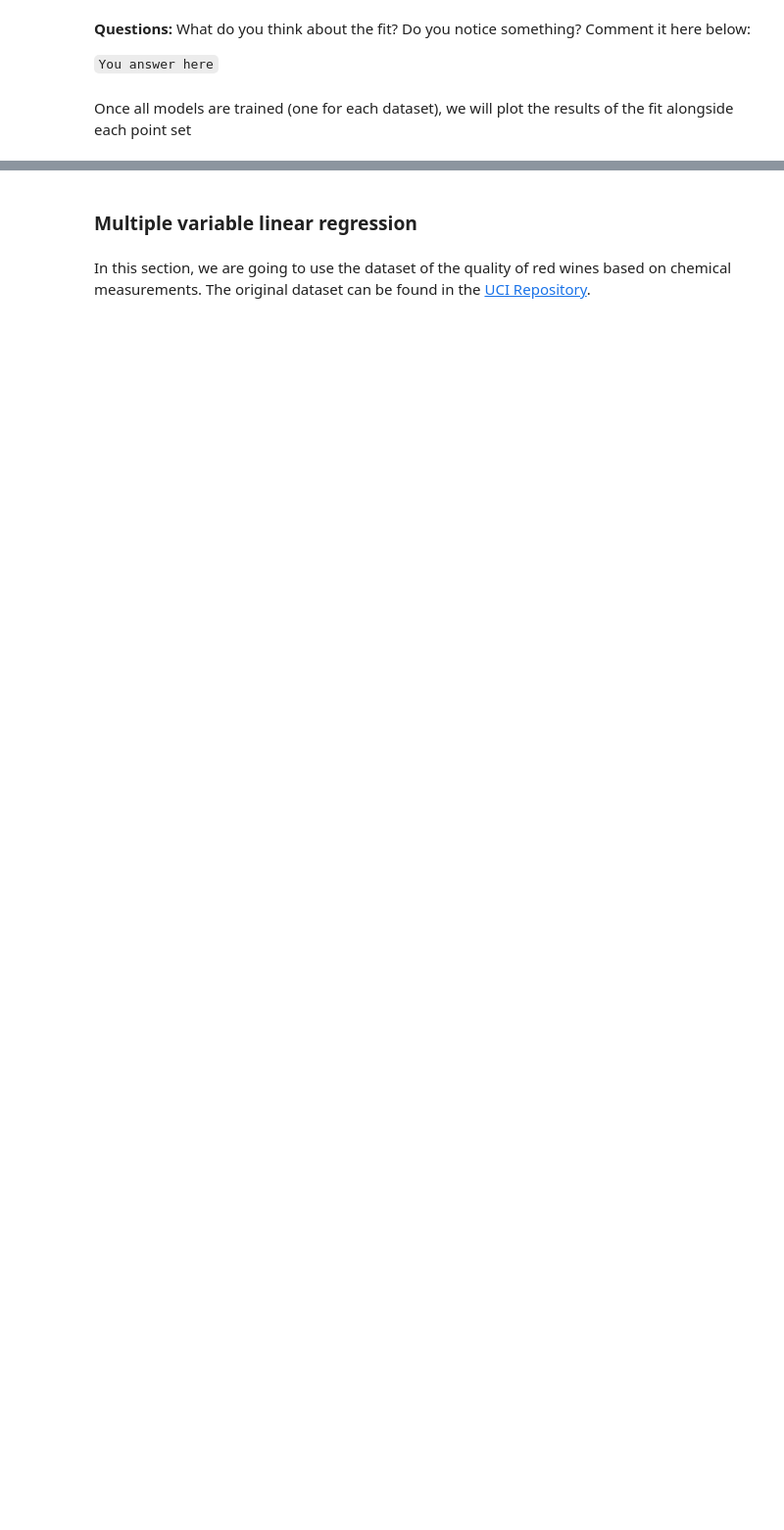
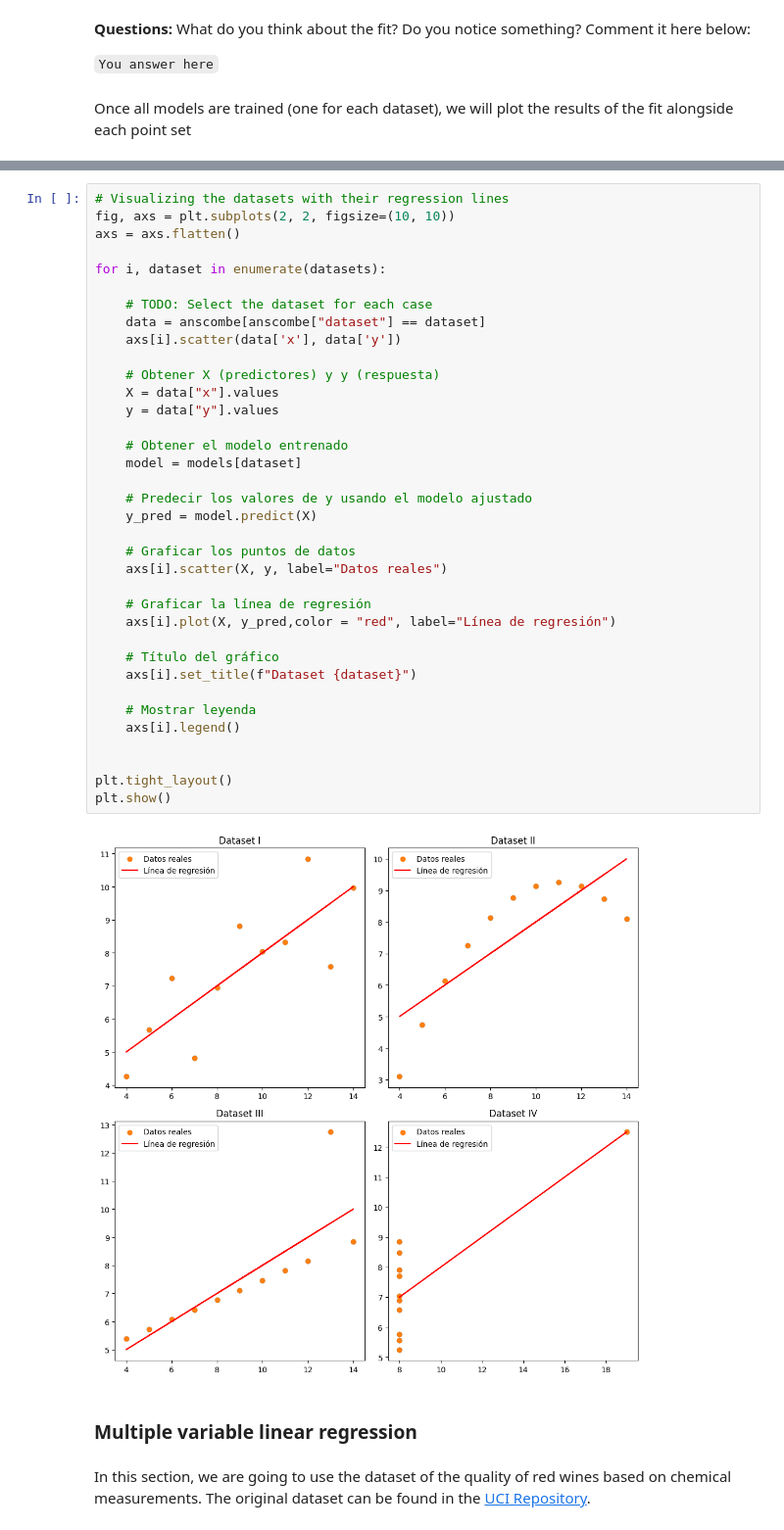
Before and after one commit to ICAI-IMAT-ML/p2-3-user202303993, a Jupyter notebook: notebook/Lab_2_3_LinearRegression.ipynb, the cells around one changed output, grey strips where cells are left out. Shown: that part at 98% size. Drawn from its saved outputs; the diff is of its cells as text; blank space fills up the shorter version.

```diff
--- a/notebook/Lab_2_3_LinearRegression.ipynb
+++ b/notebook/Lab_2_3_LinearRegression.ipynb
@@ -85,3 +108,41 @@ plt.show()
+# %%
+# Visualizing the datasets with their regression lines
+fig, axs = plt.subplots(2, 2, figsize=(10, 10))
+axs = axs.flatten()
+
+for i, dataset in enumerate(datasets):
+
+    # TODO: Select the dataset for each case
+    data = anscombe[anscombe["dataset"] == dataset]
+    axs[i].scatter(data['x'], data['y'])
+
+    # Obtener X (predictores) y y (respuesta)
+    X = data["x"].values
+    y = data["y"].values
+
+    # Obtener el modelo entrenado
+    model = models[dataset]
+
+    # Predecir los valores de y usando el modelo ajustado
+    y_pred = model.predict(X)
+
+    # Graficar los puntos de datos
+    axs[i].scatter(X, y, label="Datos reales")
+
+    # Graficar la línea de regresión
+    axs[i].plot(X, y_pred,color = "red", label="Línea de regresión")
+
+    # Título del gráfico
+    axs[i].set_title(f"Dataset {dataset}")
+
+    # Mostrar leyenda
+    axs[i].legend()
+
+
+plt.tight_layout()
+plt.show()
+# %% [output]
+[figure, added]
 # %% [markdown]
 ### Multiple variable linear regression
 # %% [markdown]
```
Also changed, not shown: parts of 7 cells of this notebook.
